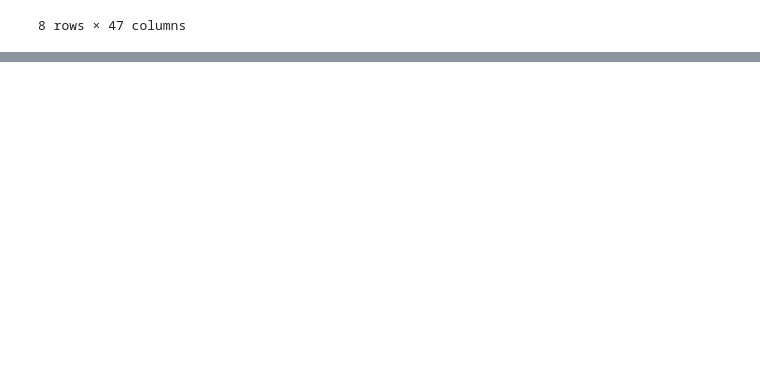
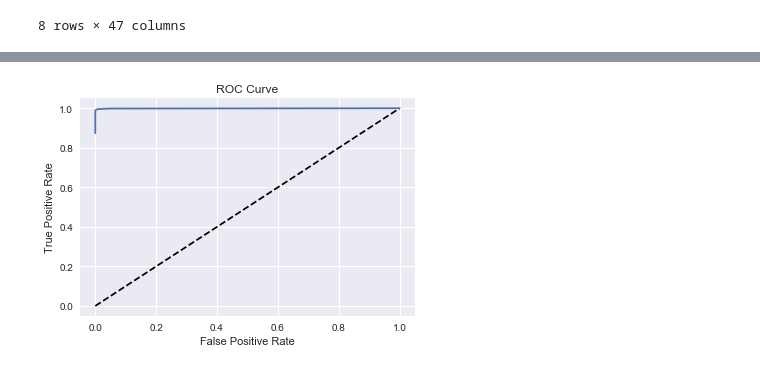
Before and after one commit to Tsolmon17/Projects, a Jupyter notebook: Lending Club Data.ipynb, the cells around one changed output, grey strips where cells are left out. Drawn from its saved outputs; the diff is of its cells as text; code cells hidden in the pictures; blank space fills up the shorter version.

Commit message:
lending club data

```diff
--- a/Lending Club Data.ipynb
+++ b/Lending Club Data.ipynb
@@ -422,0 +713,3 @@ memory usage: 103.9 MB
+# %%
+# filling missing values with median values
+df.revol_util = df.revol_util.fillna(55.80)
@@ -422,0 +764,15 @@ memory usage: 103.9 MB
+# %%
+from sklearn.model_selection import train_test_split
+from sklearn.linear_model import LogisticRegression
+from sklearn.ensemble import RandomForestClassifier
+from sklearn.metrics import confusion_matrix, classification_report
+from sklearn import metrics
+
+# setting up predictor variables
+X = df.drop('loan_status', axis=1)
+
+# setting up labels
+y = df.loan_status
+# %%
+# spliting our data into training and test tests
+X_train, X_test, y_train, y_test = train_test_split(X, y, test_size=0.33, random_state=21)
@@ -422,0 +781,7 @@ memory usage: 103.9 MB
+# %%
+# Random Forest Classifier
+
+rf = RandomForestClassifier()
+rf.fit(X_train, y_train)
+
+pred = rf.predict(X_test)
@@ -422,0 +804,20 @@ memory usage: 103.9 MB
+# %%
+# Import necessary modules
+from sklearn.metrics import roc_curve
+from sklearn.metrics import roc_auc_score
+
+# Compute predicted probabilities: y_pred_prob
+y_pred_prob = rf.predict_proba(X_test)[:,1]
+
+# Generate ROC curve values: fpr, tpr, thresholds
+fpr, tpr, thresholds = roc_curve(y_test, y_pred_prob)
+
+# Plot ROC curve
+plt.plot([0, 1], [0, 1], 'k--')
+plt.plot(fpr, tpr)
+plt.xlabel('False Positive Rate')
+plt.ylabel('True Positive Rate')
+plt.title('ROC Curve')
+plt.show()
+# %% [output]
+[figure, added]
```
Also changed, not shown: parts of 58 cells of this notebook.
